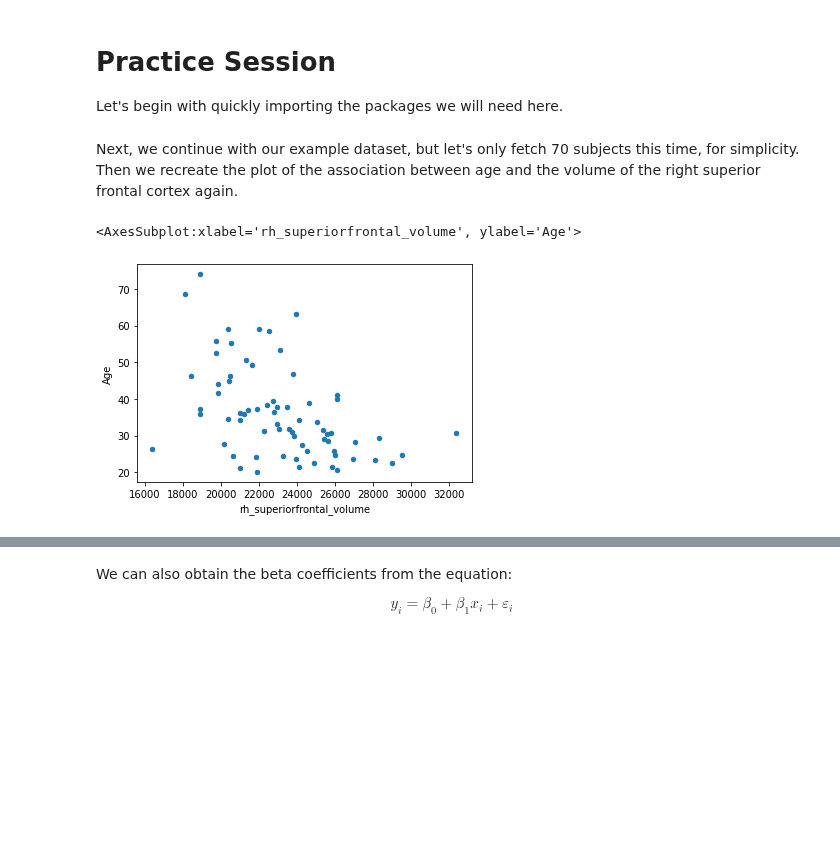
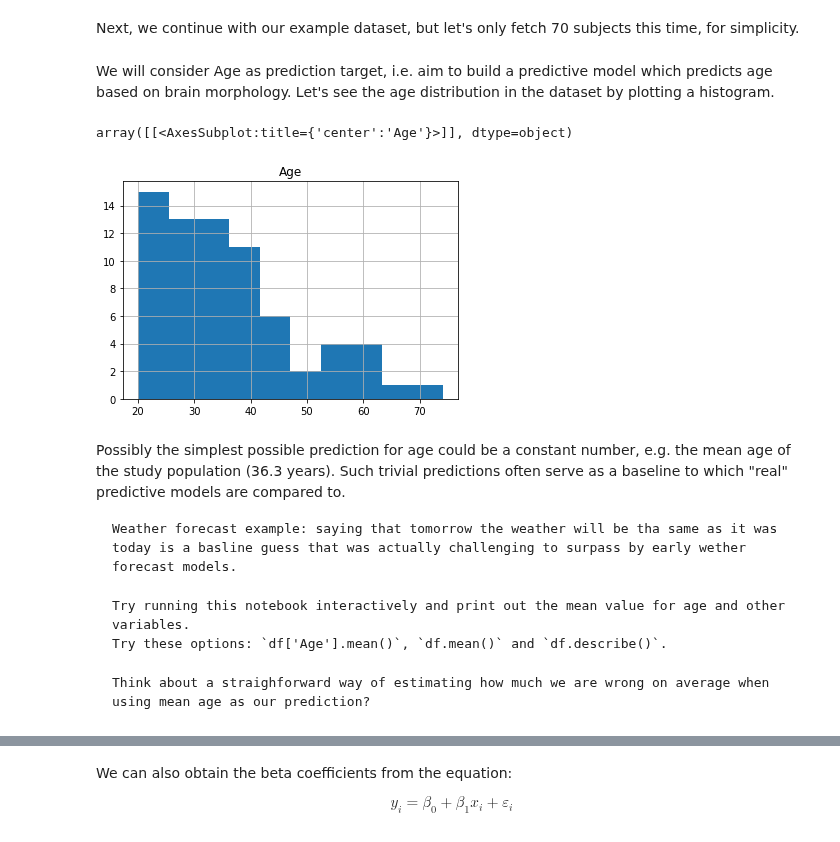
Before and after one commit to pni-lab/predmod_lecture, a Jupyter notebook: contents/2_linear_models/practice_linear_models.ipynb, the cells around one changed output, grey strips where cells are left out. Cells and saved outputs as stored; diff of their text form; code cells hidden in the pictures; blank space fills up the shorter version.

````diff
--- a/contents/2_linear_models/practice_linear_models.ipynb
+++ b/contents/2_linear_models/practice_linear_models.ipynb
@@ -3,9 +6,5 @@
 
 Let's begin with quickly importing the packages we will need here.
-# %% [markdown]
-# Practice Session
-
-Let's begin with quickly importing the packages we will need here.
 # %%
 import numpy as np
 import pandas as pd
@@ -13,10 +12,30 @@ import seaborn as sns
 import statsmodels.formula.api as smf
 # %% [markdown]
 Next, we continue with our example dataset, but let's only fetch 70 subjects this time, for simplicity.
-Then we recreate the plot of the association between age and the volume of the right superior frontal cortex again.
 # %%
 df = pd.read_csv("https://raw.githubusercontent.com/pni-lab/predmod_lecture/master/ex_data/IXI/ixi.csv").iloc[:70, :]
-df.plot.scatter(x='rh_superiorfrontal_volume', y='Age')
-# %% [output]
-<AxesSubplot:xlabel='rh_superiorfrontal_volume', ylabel='Age'>
-[figure, removed]
+# %% [markdown]
+We will consider Age as prediction target, i.e. aim to build a predictive model which predicts age based on brain morphology.
+Let's see the age distribution in the dataset by plotting a histogram.
+# %%
+df.hist('Age')
+# %% [output]
+array([[<AxesSubplot:title={'center':'Age'}>]], dtype=object)
+[figure, added]
+# %% [markdown]
+
+Possibly the simplest possible prediction for age could be a constant number, e.g. the mean age of the study population (36.3 years).
+Such trivial predictions often serve as a baseline to which "real" predictive models are compared to.
+
+```{note}
+Weather forecast example: saying that tomorrow the weather will be tha same as it was today is a basline guess that was actually challenging to surpass by early wether forecast models.
+```
+
+```{admonition} Excercise 2.1
+Try running this notebook interactively and print out the mean value for age and other variables.
+Try these options: `df['Age'].mean()`, `df.mean()` and `df.describe()`.
+```
+
+```{admonition} Excercise 2.2
+Think about a straighforward way of estimating how much we are wrong on average when using mean age as our prediction?
+```
````
Also changed, not shown: parts of 9 cells of this notebook, 17 other files.
